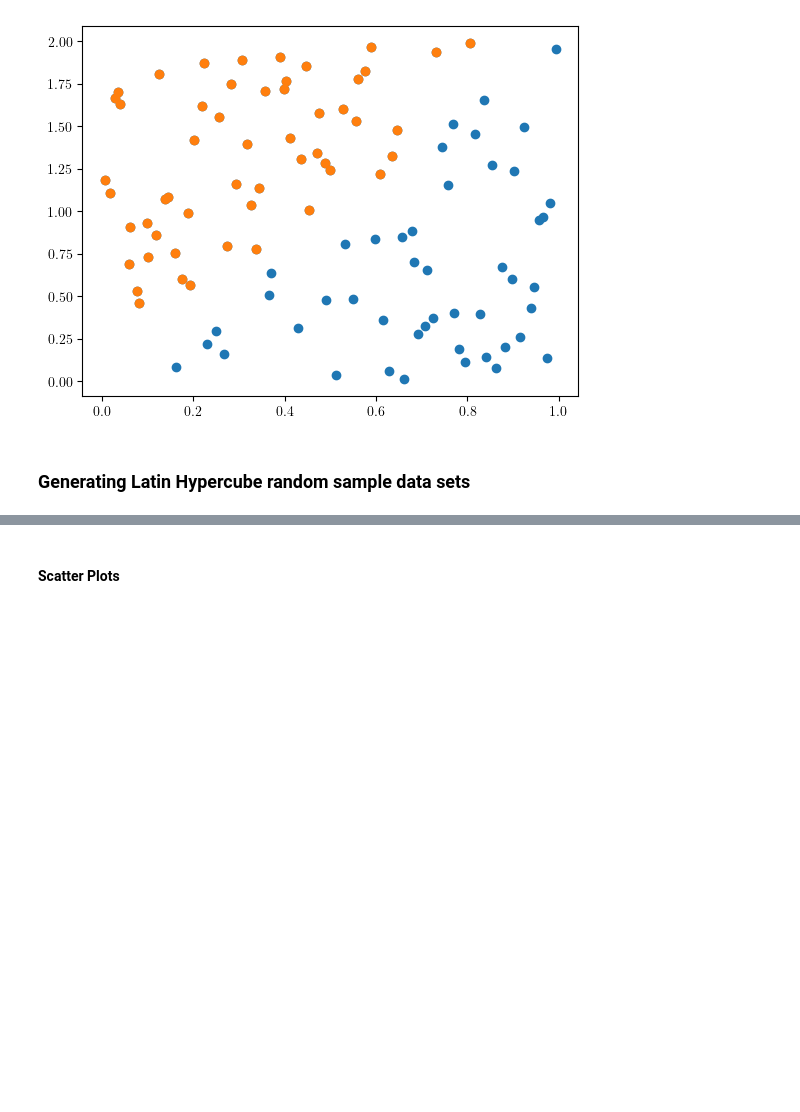
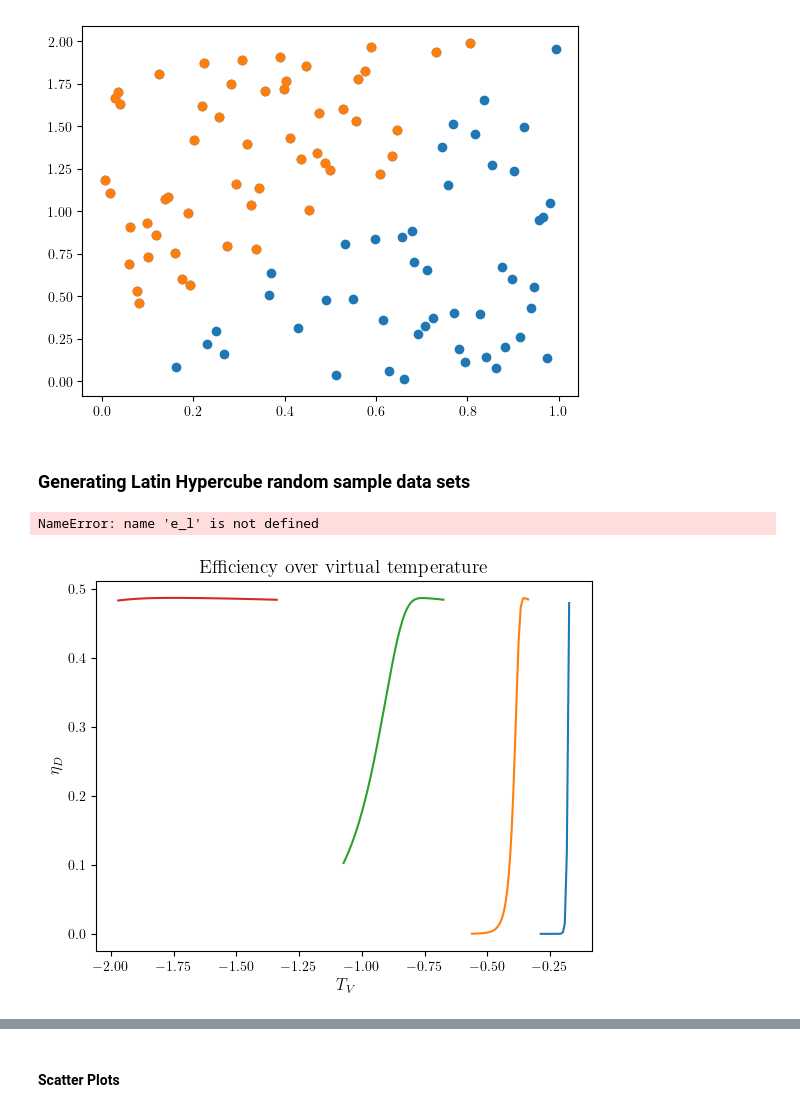
Before and after one commit to Emanuel-Schwarzhans/Quantum-detectors-as-autonomous-machines-assessing-the-thermodynamics-of-information-acquisit-co, a Jupyter notebook: thermal_single_photon_activation_amplification.ipynb, the cells around one changed output, grey strips where cells are left out. Drawn from its saved outputs; the diff is of its cells as text; code cells hidden in the pictures; blank space fills up the shorter version.

```diff
--- a/thermal_single_photon_activation_amplification.ipynb
+++ b/thermal_single_photon_activation_amplification.ipynb
@@ -285,0 +382,31 @@ k=0
+# %%
+data=[]
+for TC in [0.05,0.1,0.2,0.4]:
+    parameters["TC"]=TC
+    data.append(get_FoM_vari_one_parameter(parameters,"TV",np.linspace(-10,0.05,200)))
+# %%
+fig, ax = plt.subplots()
+ax.set_xlabel("$T_V$")
+ax.set_ylabel("$\eta_D$")
+
+# ax.set_yscale('log')
+# ax.set_xscale('log')
+plt.title("Efficiency over virtual temperature")
+[plt.plot(np.array(data[i])[:,out_index("TV")],np.array(data[i])[:,out_index("efficiency")],label="TC="+str(np.array(data[i])[0,out_index("TC")])) for i in range(len(data))]
+# Add a caption
+# caption = (r"\textbf{Figure 1.} parameters: "
+#            fr"$R_M$={rateM}, $R_B$={rateB}, $R_D$={rateD}, $T_H$={TH}, $T_C$={TC}, $T_B$={Tb}, $T_D$={Td},"
+#            r" \\ \quad"fr"$e_S$={e_s}, $e_C${e_C:.3f}, $e_l$={e_l}, "r"$g_{sl}$="fr"{g_sl}, "r"$g_{ml}$="fr"{g_ml}, $d_l$={d_l}, $t_f=${t_f}, "r"$t_\mathrm{steps}=$"fr"{t_steps}, $k=${k}")
+caption = (
+    r"\textbf{Figure 1.} Parameters: \\"
+    fr"$R_M={rateM}, R_B={rateB}, R_D={rateD}, T_C={TC}, T_B={Tb}, T_D={Td},$ \\"
+    r"\quad "
+    fr"$e_S={e_s}, e_C={e_C:.3f}, e_l={e_l}, g_{{sl}}={g_sl}, g_{{ml}}={g_ml}, d_l={d_l},$ \\"
+    fr"$t_f={t_f}, t_{{\mathrm{{steps}}}}={t_steps}, k={k}$"
+)
+
+plt.figtext(0.5, -0.1, caption, wrap=True, horizontalalignment='center', fontsize=12)
+plt.legend()
+# %% [output]
+NameError: name 'e_l' is not defined
+[figure, added]
```
Also changed, not shown: parts of 17 cells of this notebook, 4 other files.
